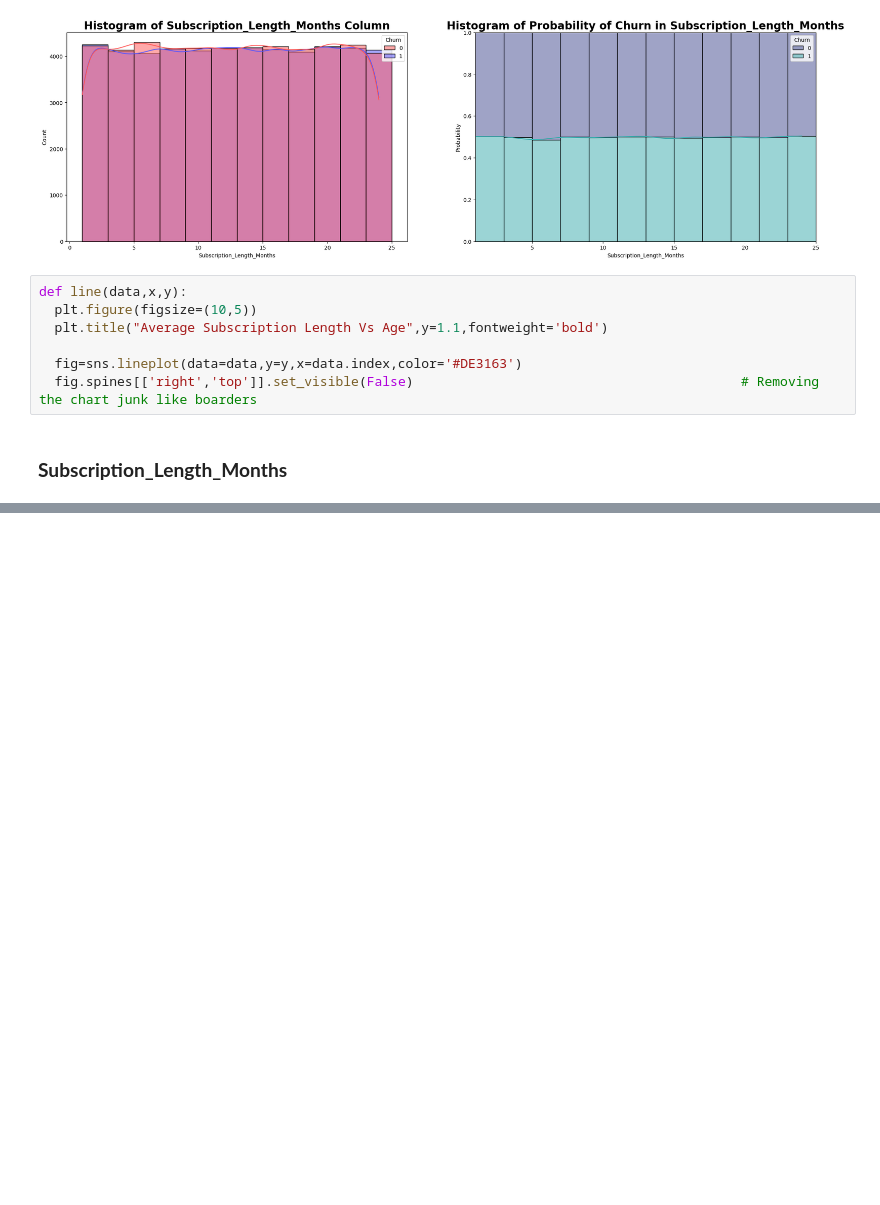
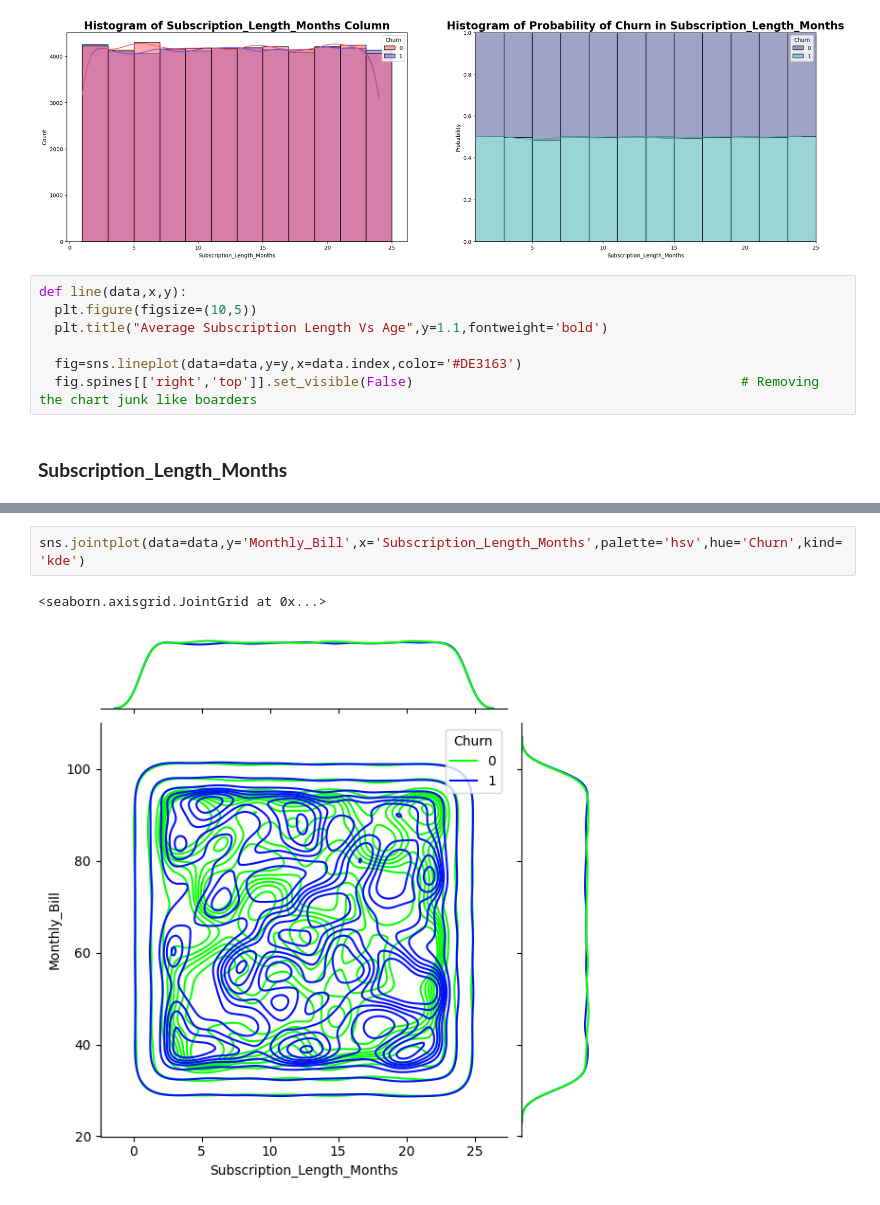
Before and after one commit to BhanuSrihridai/Customer-Churn-Prediction, a Jupyter notebook: Customer_Churn_Prediction.ipynb, the cells around one changed output, grey strips where cells are left out. Saved outputs shown, nothing was run; the diff lists cells and outputs as text; blank space fills up the shorter version.

```diff
--- a/Customer_Churn_Prediction.ipynb
+++ b/Customer_Churn_Prediction.ipynb
@@ -491,0 +516,5 @@ data['Age'].isnull().sum()
+# %%
+sns.jointplot(data=data,y='Monthly_Bill',x='Subscription_Length_Months',palette='hsv',hue='Churn',kind='kde')
+# %% [output]
+<seaborn.axisgrid.JointGrid at 0x...>
+[figure, added]
```
Also changed, not shown: parts of 14 cells of this notebook.
